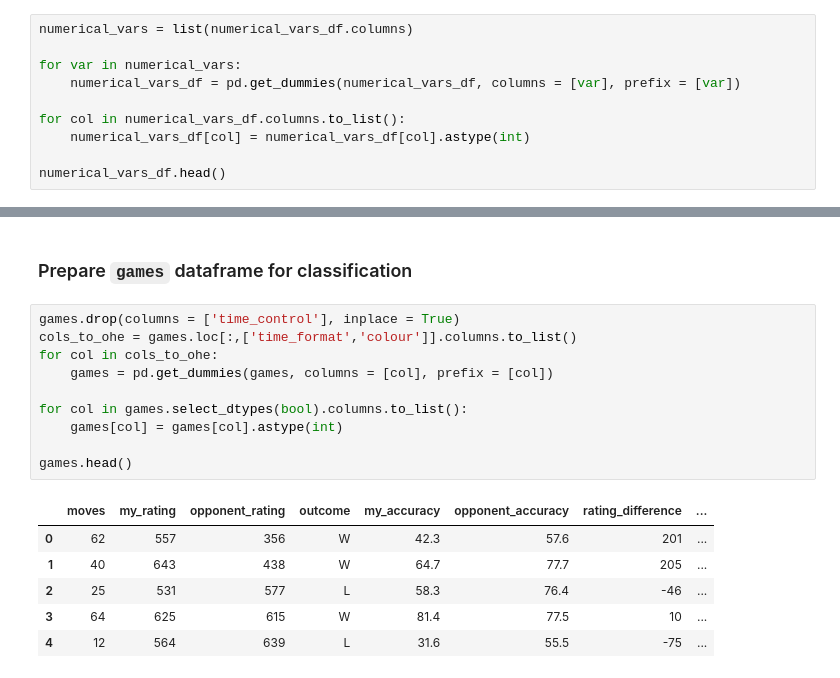
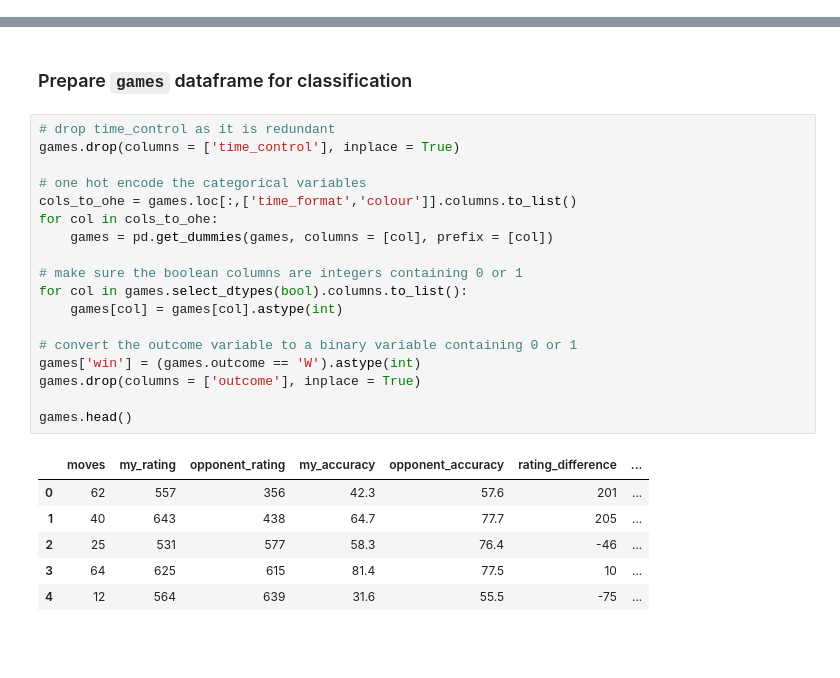
Before and after one commit to zainsiddiqii/My-Chess-Progression, a Jupyter notebook: ML_Preprocessing.ipynb, the cells around one changed output, grey strips where cells are left out. Drawn from its saved outputs; the diff is of its cells as text; blank space fills up the shorter version.

```diff
--- a/ML_Preprocessing.ipynb
+++ b/ML_Preprocessing.ipynb
@@ -211,10 +66,0 @@ numerical_vars_df.head()
-# %%
-numerical_vars = list(numerical_vars_df.columns)
-
-for var in numerical_vars:
-    numerical_vars_df = pd.get_dummies(numerical_vars_df, columns = [var], prefix = [var])
-
-for col in numerical_vars_df.columns.to_list():
-    numerical_vars_df[col] = numerical_vars_df[col].astype(int)
-
-numerical_vars_df.head()
@@ -368,19 +190,27 @@ games_2.head()
 # %% [markdown]
 ### Prepare `games` dataframe for classification
 # %%
+# drop time_control as it is redundant
 games.drop(columns = ['time_control'], inplace = True)
+
+# one hot encode the categorical variables
 cols_to_ohe = games.loc[:,['time_format','colour']].columns.to_list()
 for col in cols_to_ohe:
     games = pd.get_dummies(games, columns = [col], prefix = [col])
 
+# make sure the boolean columns are integers containing 0 or 1
 for col in games.select_dtypes(bool).columns.to_list():
     games[col] = games[col].astype(int)
 
+# convert the outcome variable to a binary variable containing 0 or 1
+games['win'] = (games.outcome == 'W').astype(int)
+games.drop(columns = ['outcome'], inplace = True)
+
 games.head()
 # %% [output]
-|  | moves | my_rating | opponent_rating | outcome | my_accuracy | opponent_accuracy | rating_difference | ... |
-| 0 | 62 | 557 | 356 | W | 42.3 | 57.6 | 201 | ... |
-| 1 | 40 | 643 | 438 | W | 64.7 | 77.7 | 205 | ... |
-| 2 | 25 | 531 | 577 | L | 58.3 | 76.4 | -46 | ... |
-| 3 | 64 | 625 | 615 | W | 81.4 | 77.5 | 10 | ... |
-| 4 | 12 | 564 | 639 | L | 31.6 | 55.5 | -75 | ... |
+|  | moves | my_rating | opponent_rating | my_accuracy | opponent_accuracy | rating_difference | ... |
+| 0 | 62 | 557 | 356 | 42.3 | 57.6 | 201 | ... |
+| 1 | 40 | 643 | 438 | 64.7 | 77.7 | 205 | ... |
+| 2 | 25 | 531 | 577 | 58.3 | 76.4 | -46 | ... |
+| 3 | 64 | 625 | 615 | 81.4 | 77.5 | 10 | ... |
+| 4 | 12 | 564 | 639 | 31.6 | 55.5 | -75 | ... |
```
Also changed, not shown: parts of 17 cells of this notebook, 8 other files.
